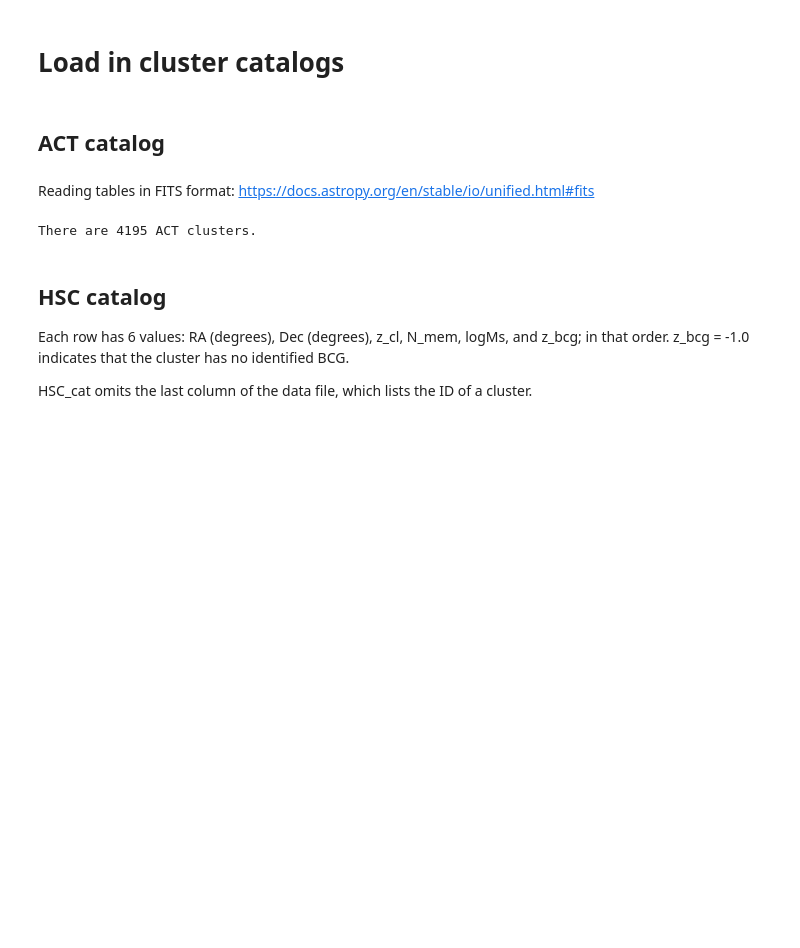
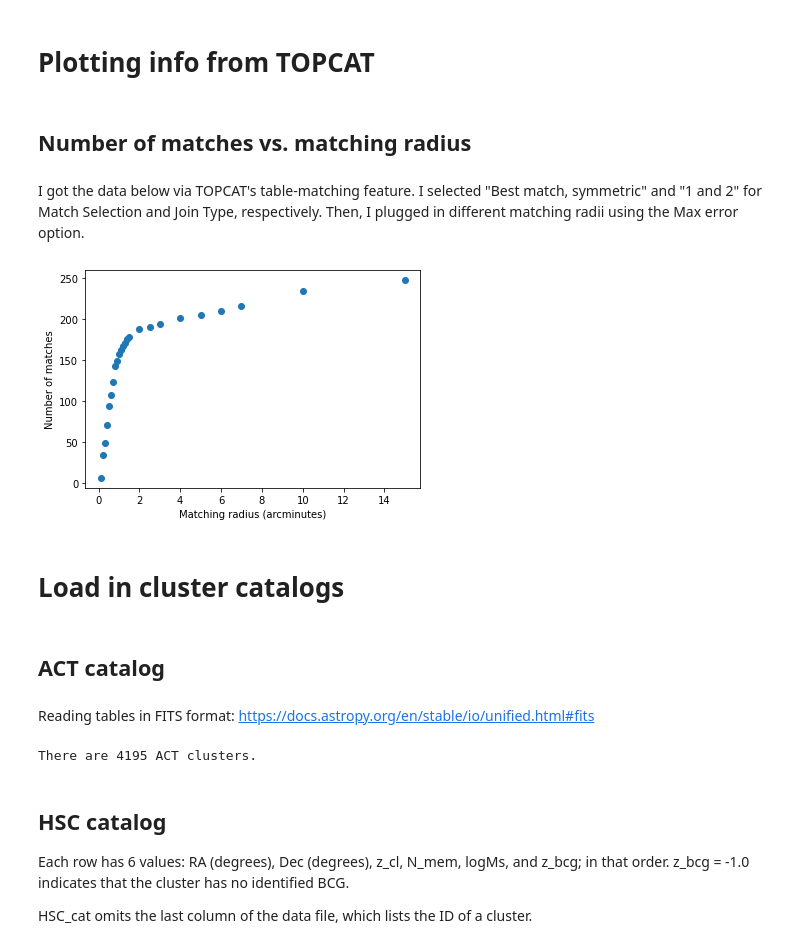
Before and after one commit to Jupiter1994/hsc-miscentering, a Jupyter notebook: Exploring cluster catalogs.ipynb, the cells around one changed output. Drawn from its saved outputs; the diff is of its cells as text; code cells hidden in the pictures; blank space fills up the shorter version.

Commit message:
worked on mcross-matching

```diff
--- a/Exploring cluster catalogs.ipynb
+++ b/Exploring cluster catalogs.ipynb
@@ -10,6 +11,31 @@ from astropy.visualization import quantity_support
 quantity_support()
 
 import matplotlib.pyplot as plt
+# %% [markdown]
+# Plotting info from TOPCAT
+# %% [markdown]
+## Number of matches vs. matching radius
+# %% [markdown]
+I got the data below via TOPCAT's table-matching feature. I selected "Best match, symmetric" and "1 and 2" for Match Selection and Join Type, respectively. Then, I plugged in different matching radii using the Max error option.
+# %%
+match_radius = [.1, .2, .3, .4, .5, \
+                .6, .7, .8, .9, 1, \
+               1.1, 1.2, 1.3, 1.4, 1.5, \
+               2, 2.5, 3, 4, 5, 6, 7, \
+               10, 15] # arcmin
+num_matches = [6, 34, 48, 71, 94, \
+               107, 123, 142, 149, 157, \
+              162, 167, 170, 175, 178,
+              187, 190, 194, 201, 205, 210, 215, \
+              234, 247]
+
+plt.scatter(match_radius, num_matches)
+plt.xlabel('Matching radius (arcminutes)')
+plt.ylabel('Number of matches')
+
+plt.show()
+# %% [output]
+[figure, added]
 # %% [markdown]
 # Load in cluster catalogs
 # %% [markdown]
```
Also changed, not shown: parts of 45 cells of this notebook, 1 other file.
